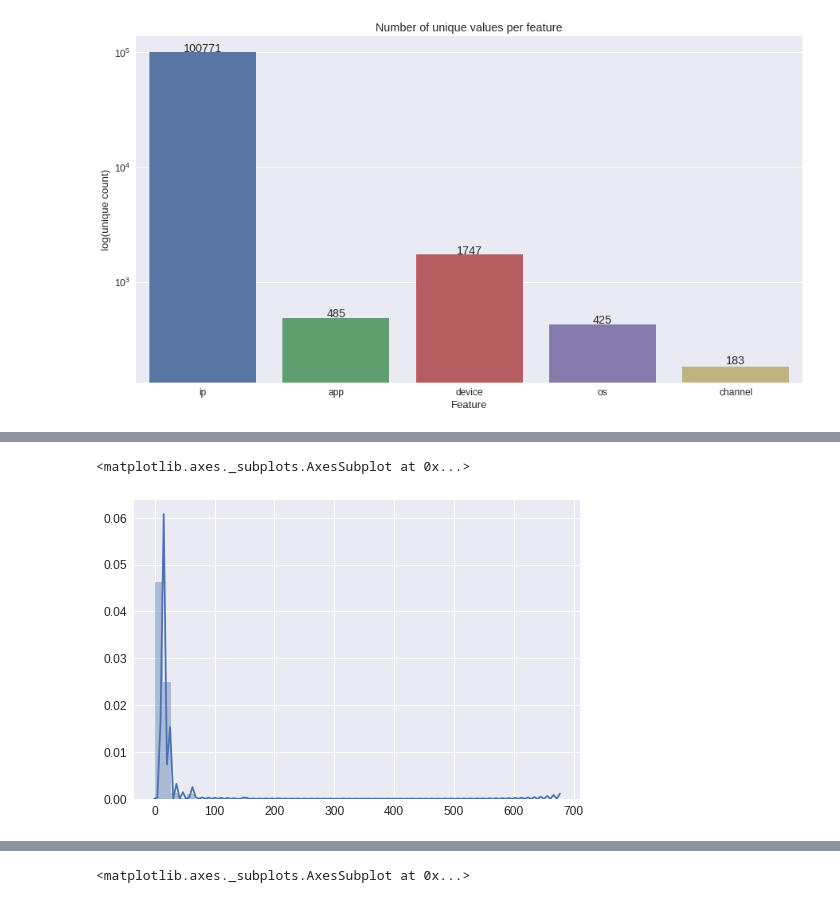
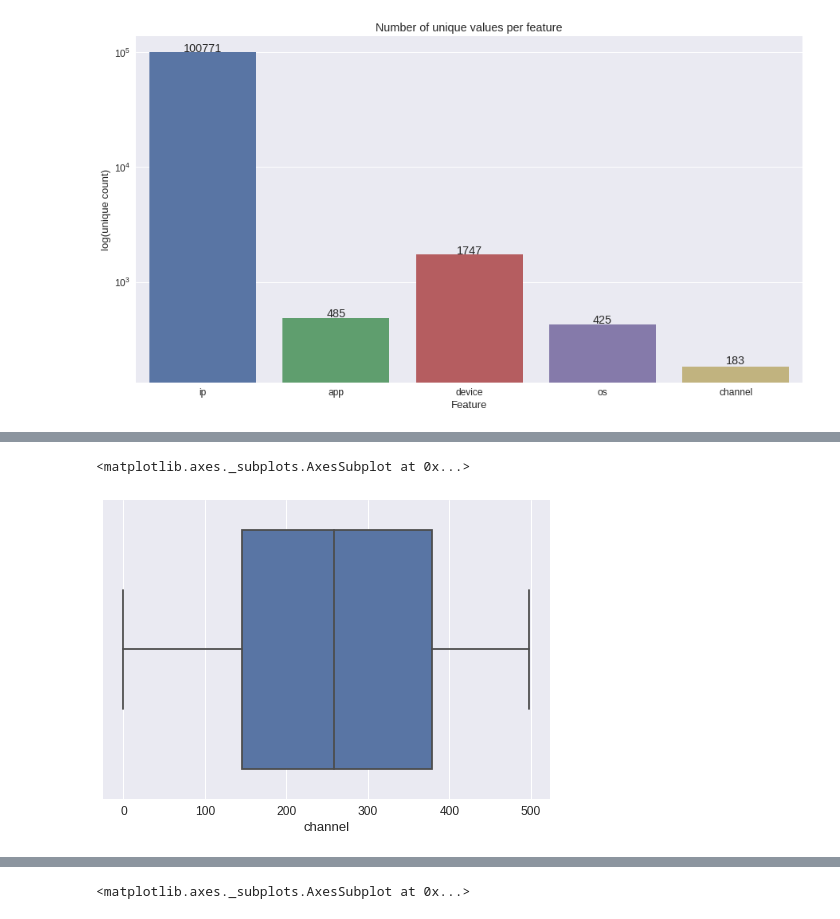
Before and after one commit to Nick7hill/kaggle, a Jupyter notebook: talkingdata_adtracking_fraud_detection/adtracking.ipynb, the cells around one changed output, grey strips where cells are left out. Cells and saved outputs as stored; diff of their text form; code cells hidden in the pictures.

```diff
--- a/talkingdata_adtracking_fraud_detection/adtracking.ipynb
+++ b/talkingdata_adtracking_fraud_detection/adtracking.ipynb
@@ -63,5 +65,17 @@ train.csv                     7537.65MB
+# %%
+train_columns = ['ip', 'app', 'device', 'os', 'channel', 'click_time', 'is_attributed']
+test_columns  = ['ip', 'app', 'device', 'os', 'channel', 'click_time', 'click_id']
+dtypes = {
+        'ip'            : 'uint32',
+        'app'           : 'uint16',
+        'device'        : 'uint16',
+        'os'            : 'uint16',
+        'channel'       : 'uint16',
+        'is_attributed' : 'uint8',
+        'click_id'      : 'uint32'
+        }
 # %%
-train_df = pd.read_csv('data/train.csv',nrows=40000000)
+train_df = pd.read_csv('data/train.csv',nrows=40000000,usecols=train_columns,dtype=dtypes)
 # %%
 train_df.head()
 # %% [output]
@@ -101,5 +164,5 @@ for p, uniq in zip(ax.patches, unique_list):
 # %%
-sns.distplot(train_df['app'])
+sns.boxplot(train_df['channel'])
 # %% [output]
 <matplotlib.axes._subplots.AxesSubplot at 0x...>
-[figure, old version]
+[figure, new version]
```
Also changed, not shown: parts of 34 cells of this notebook.
